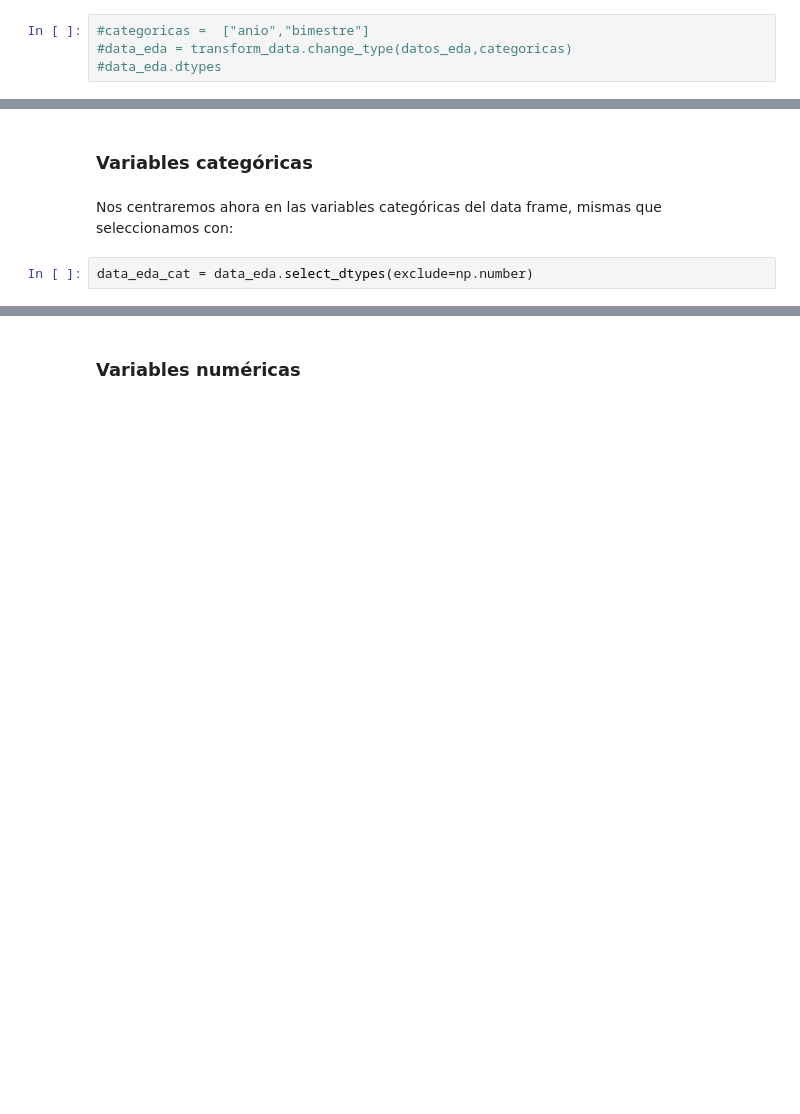
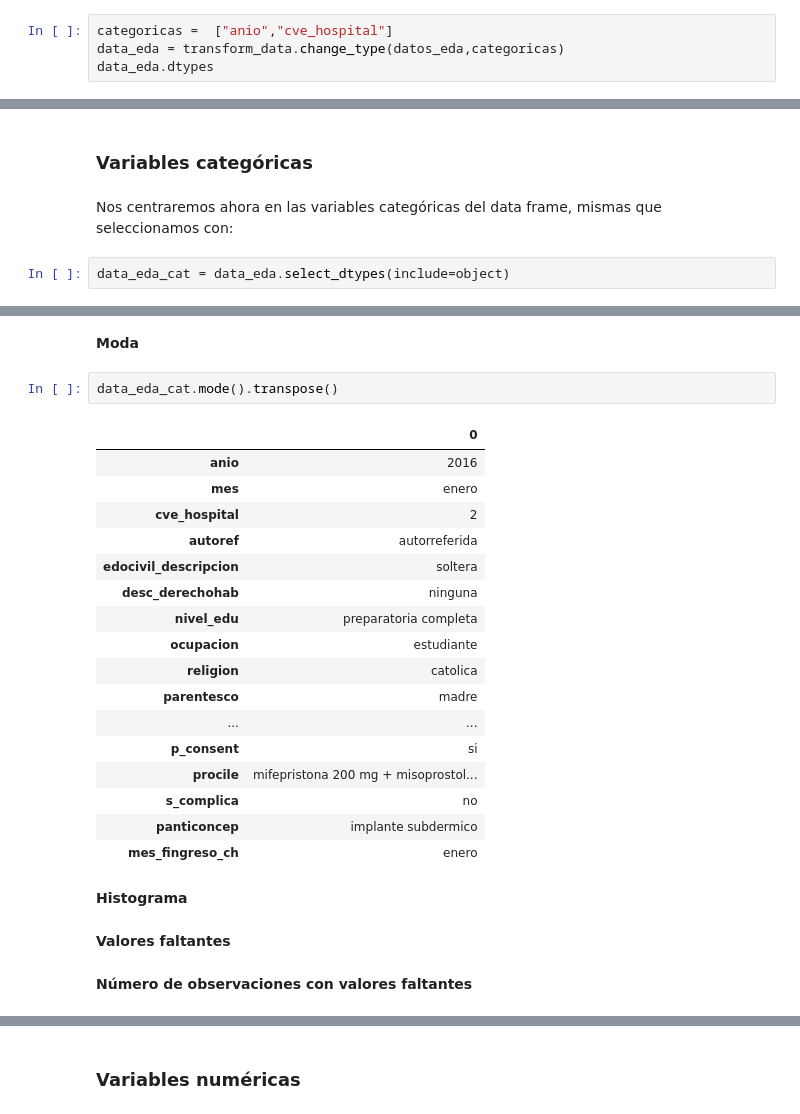
Before and after one commit to erodriguezul/ICD_Proyecto1, a Jupyter notebook: MasterEDA.ipynb, the cells around one changed output, grey strips where cells are left out. Drawn from its saved outputs; the diff is of its cells as text; blank space fills up the shorter version.

```diff
--- a/MasterEDA.ipynb
+++ b/MasterEDA.ipynb
@@ -727,5 +632,5 @@ Vemos que todas ellas, salvo *anio* y *bimestre*, ya son de tipo object. Convirt
 # %%
-#categoricas =  ["anio","bimestre"]
-#data_eda = transform_data.change_type(datos_eda,categoricas)
-#data_eda.dtypes
+categoricas =  ["anio","cve_hospital"]
+data_eda = transform_data.change_type(datos_eda,categoricas)
+data_eda.dtypes
 # %% [output]
@@ -750,4 +656,4 @@ dtype: object
 # %% [markdown]
 Nos centraremos ahora en las variables categóricas del data frame, mismas que seleccionamos con:
 # %%
-data_eda_cat = data_eda.select_dtypes(exclude=np.number)
+data_eda_cat = data_eda.select_dtypes(include=object)
@@ -765,0 +777,28 @@ Queremos analizar lo siguiente:
+# %% [markdown]
+**Moda**
+# %%
+data_eda_cat.mode().transpose()
+# %% [output]
+|  | 0 |
+| anio | 2016 |
+| mes | enero |
+| cve_hospital | 2 |
+| autoref | autorreferida |
+| edocivil_descripcion | soltera |
+| desc_derechohab | ninguna |
+| nivel_edu | preparatoria completa |
+| ocupacion | estudiante |
+| religion | catolica |
+| parentesco | madre |
+| ... | ... |
+| p_consent | si |
+| procile | mifepristona 200 mg + misoprostol... |
+| s_complica | no |
+| panticoncep | implante subdermico |
+| mes_fingreso_ch | enero |
+# %% [markdown]
+**Histograma**
+# %% [markdown]
+**Valores faltantes**
+# %% [markdown]
+**Número de observaciones con valores faltantes**
```
Also changed, not shown: parts of 51 cells of this notebook, 1 other file.
